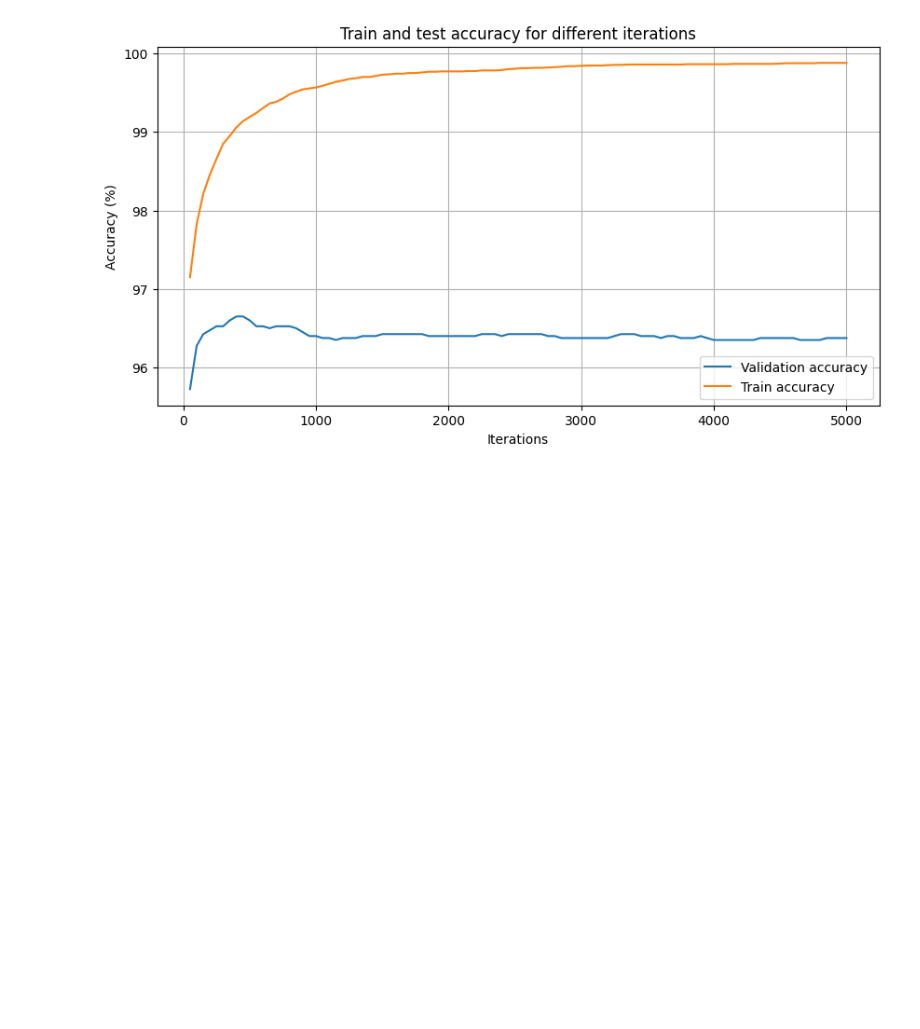
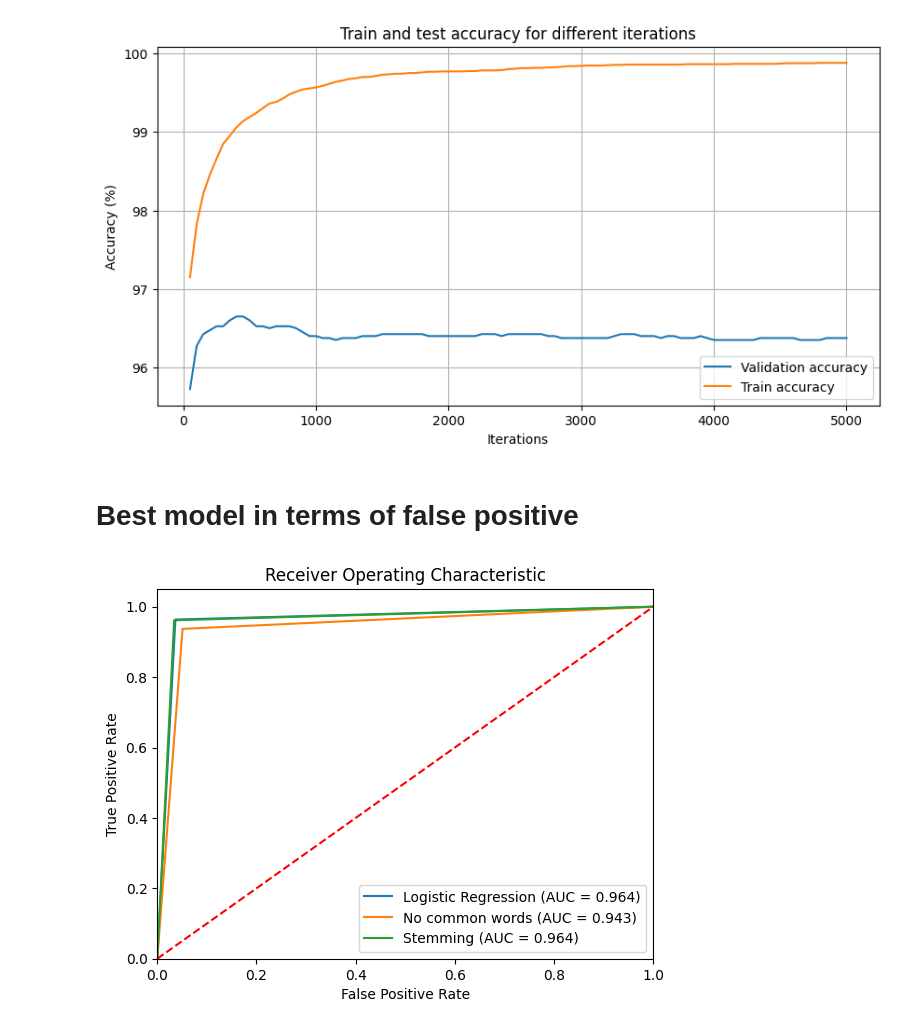
Before and after one commit to DavideLigari/clickbaits-recognition, a Jupyter notebook: code/analysis_logistic_regression.ipynb, the cells around one changed output. Drawn from its saved outputs; the diff is of its cells as text; code cells hidden in the pictures; blank space fills up the shorter version.

Commit message:
completed analysis on logistic, comparison between two models. Started evaluation of the best model

```diff
--- a/code/analysis_logistic_regression.ipynb
+++ b/code/analysis_logistic_regression.ipynb
@@ -177,7 +177,7 @@ import pandas as pd
 import make_statistics as ms
 
 
-voc = bv.get_vocabulary(path='../dataset/', numWords=3000, save=False)
+voc = bv.get_vocabulary(path='../dataset/', numWords=6000, save=False)
 X_train, Y_train = fe.get_bow_representation(voc, stemming=True)
 X_valid, Y_valid = fe.get_bow_representation(voc, no_clickbait_path='../dataset/non_clickbait_validation.txt',
                                              clickbait_path='../dataset/clickbait_validation.txt', save=False, stemming=True)
@@ -253,3 +253,5 @@ data.plot(kind='line', x='Iterations', y=['Validation accuracy', 'Train accuracy
 # %% [output]
 <Axes: title={'center': 'Train and test accuracy for different iterations'}, xlabel='Iterations', ylabel='Accuracy (%)'>
 [figure]
+# %% [markdown]
+# Best model in terms of false positive
@@ -255,0 +308,29 @@ data.plot(kind='line', x='Iterations', y=['Validation accuracy', 'Train accuracy
+# %%
+from sklearn.metrics import roc_curve,roc_auc_score
+import matplotlib.pyplot as plt
+import numpy as np
+
+fpr_lr, tpr_lr, thresholds_gnb = roc_curve(Y_valid, prediction_lr)
+auc_lr = roc_auc_score(Y_valid, prediction_lr)
+
+fpr_no_common_words, tpr_no_common_words, thresholds_gnb = roc_curve(Y_valid, prediction_no_common_words)
+auc_no_common_words = roc_auc_score(Y_valid, prediction_no_common_words)
+
+fpr_stemming, tpr_stemming, thresholds_gnb = roc_curve(Y_valid, prediction_stemming)
+auc_stemming = roc_auc_score(Y_valid, prediction_stemming)
+
+
+plt.plot(fpr_lr, tpr_lr,label='Logistic Regression (AUC = {:.3f})'.format(auc_lr))
+plt.plot(fpr_no_common_words, tpr_no_common_words,label='No common words (AUC = {:.3f})'.format(auc_no_common_words))
+plt.plot(fpr_stemming, tpr_stemming,label='Stemming (AUC = {:.3f})'.format(auc_stemming))
+# Diagonal line representing random classifier
+plt.plot([0, 1], [0, 1], 'r--')
+plt.xlim([0.0, 1.0])
+plt.ylim([0.0, 1.05])
+plt.xlabel('False Positive Rate')
+plt.ylabel('True Positive Rate')
+plt.title('Receiver Operating Characteristic')
+plt.legend(loc='lower right')
+plt.show()
+# %% [output]
+[figure, added]
```
Also changed, not shown: parts of 2 cells of this notebook, 3 other files.
